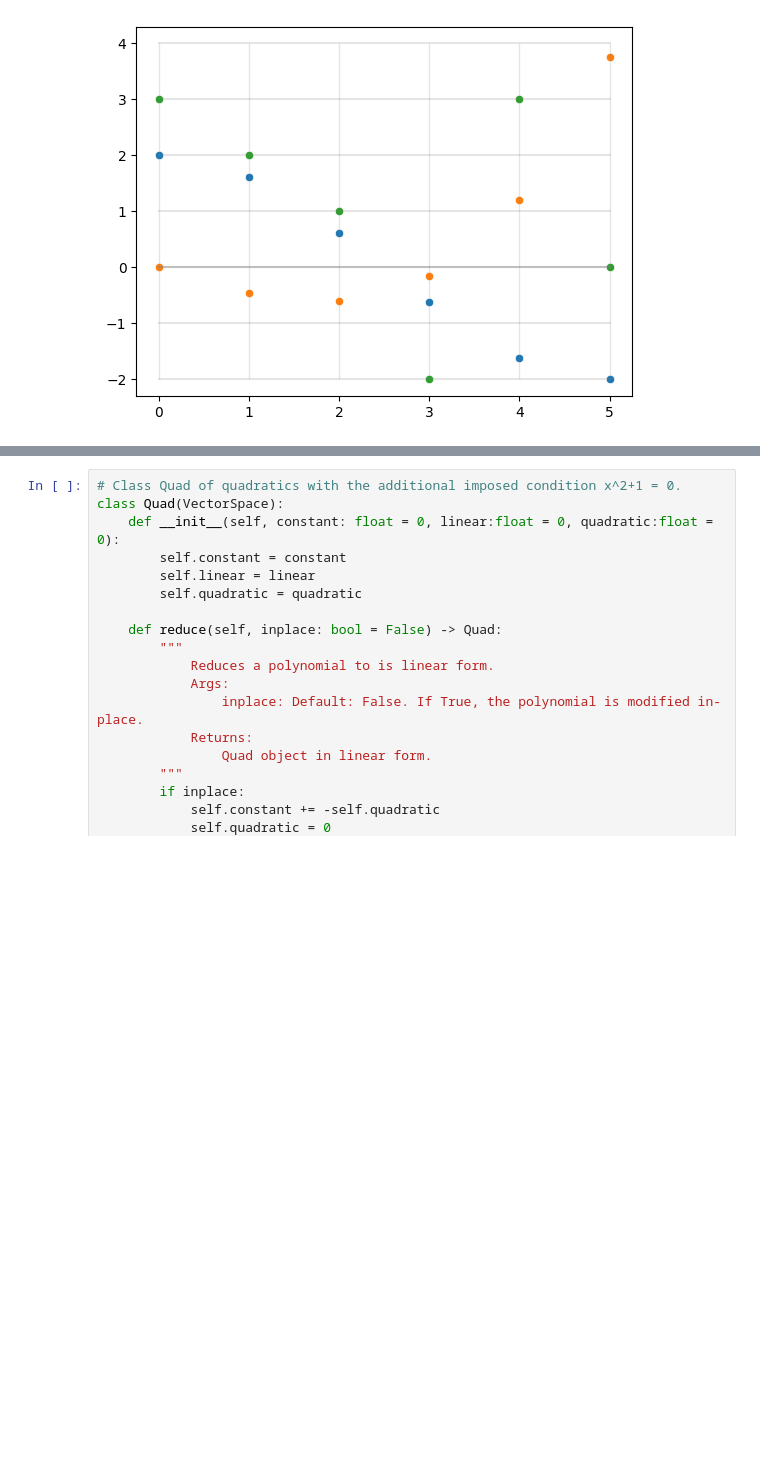
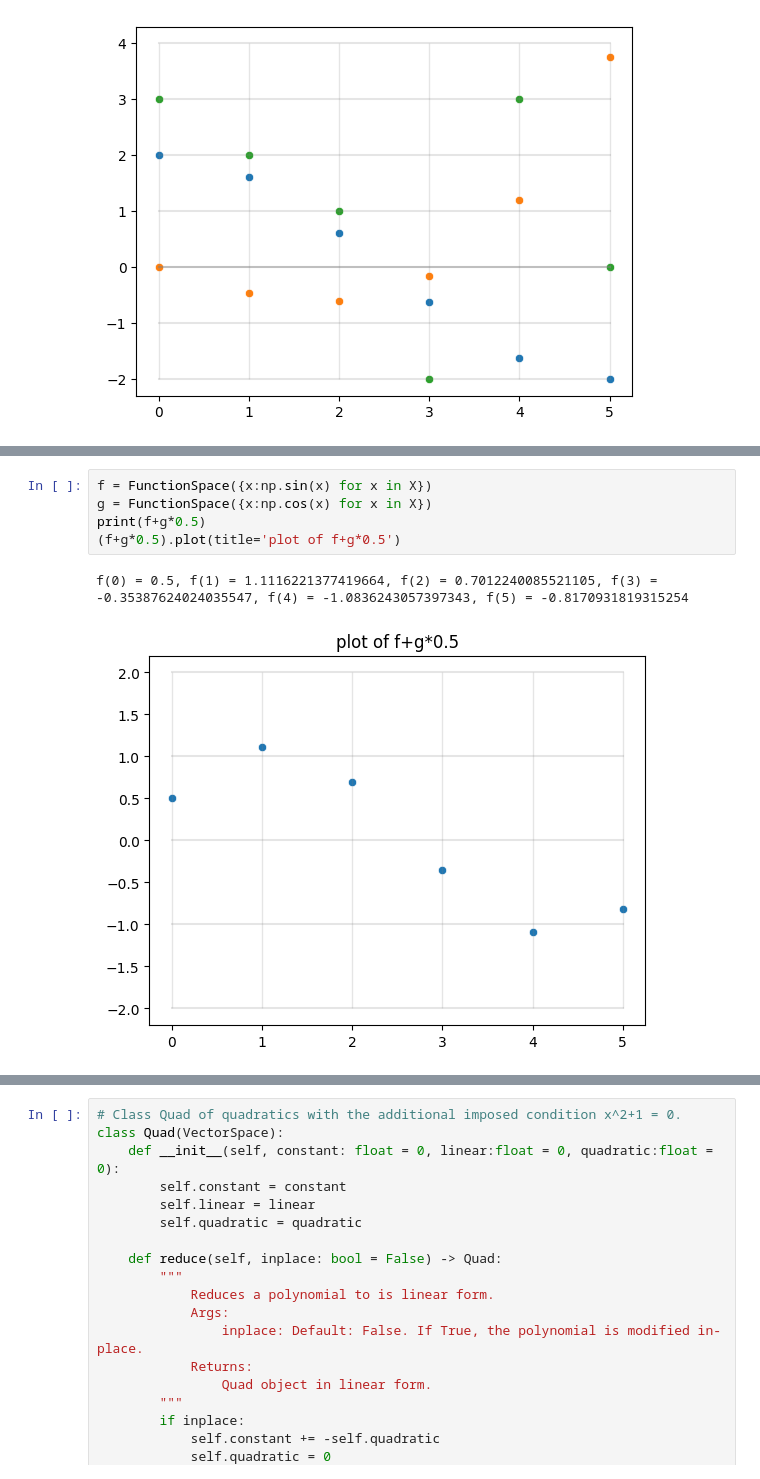
Before and after one commit to soundsflyout/QMATH, a Jupyter notebook: 1-Vectors.ipynb, the cells around one changed output, grey strips where cells are left out. Drawn from its saved outputs; the diff is of its cells as text; blank space fills up the shorter version.

```diff
--- a/1-Vectors.ipynb
+++ b/1-Vectors.ipynb
@@ -669,3 +806,11 @@ plt.show()
+# %%
+f = FunctionSpace({x:np.sin(x) for x in X})
+g = FunctionSpace({x:np.cos(x) for x in X})
+print(f+g*0.5)
+(f+g*0.5).plot(title='plot of f+g*0.5')
+# %% [output]
+f(0) = 0.5, f(1) = 1.1116221377419664, f(2) = 0.7012240085521105, f(3) = -0.35387624024035547, f(4) = -1.0836243057397343, f(5) = -0.8170931819315254
+[figure, added]
 # %% [markdown]
 ### Exercise 7
 **Polynomials with imposed conditions** We introduce a further condition to polynomials: we let $P_3(x,\mathbb{R}; x^2 - 2)$ denote the cubic functions $f(x) = a + bx + cx^2 + dx^3$ with the additional condition that $x^2 - 2 = 0$. This means that $f(x)$ can be rewritten as
```
Also changed, not shown: parts of 30 cells of this notebook, 1 other file.
